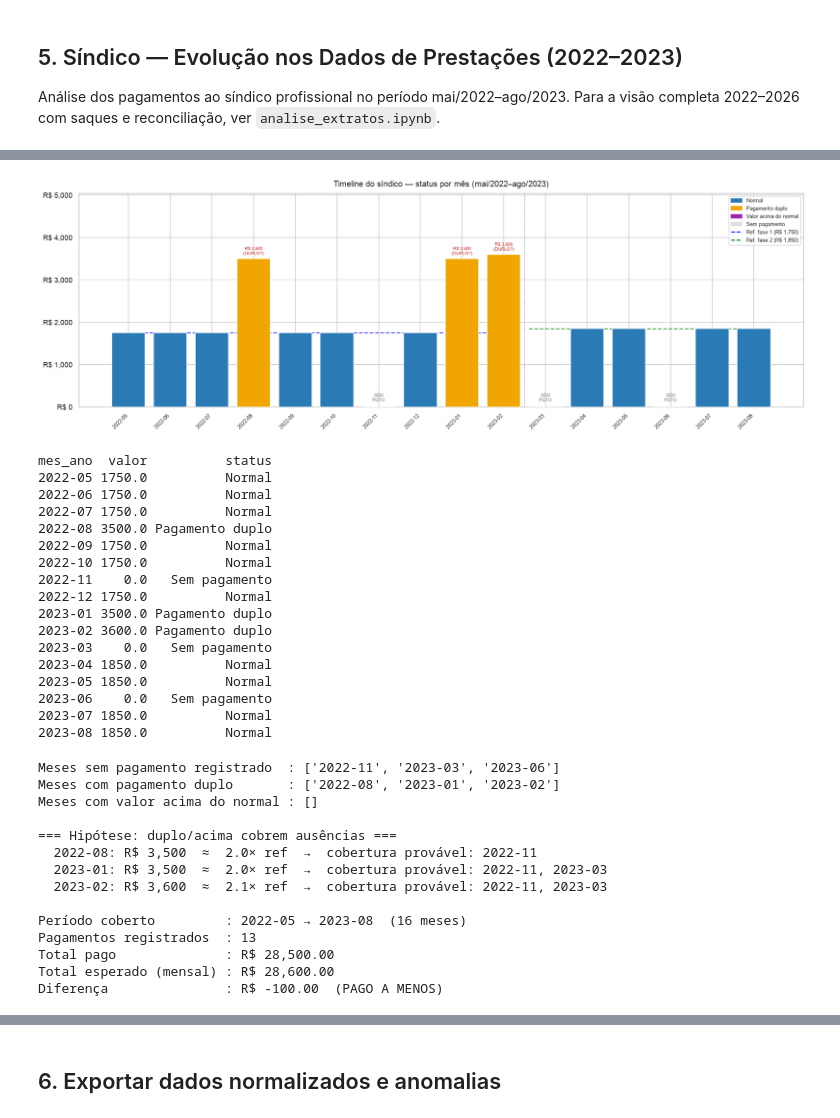
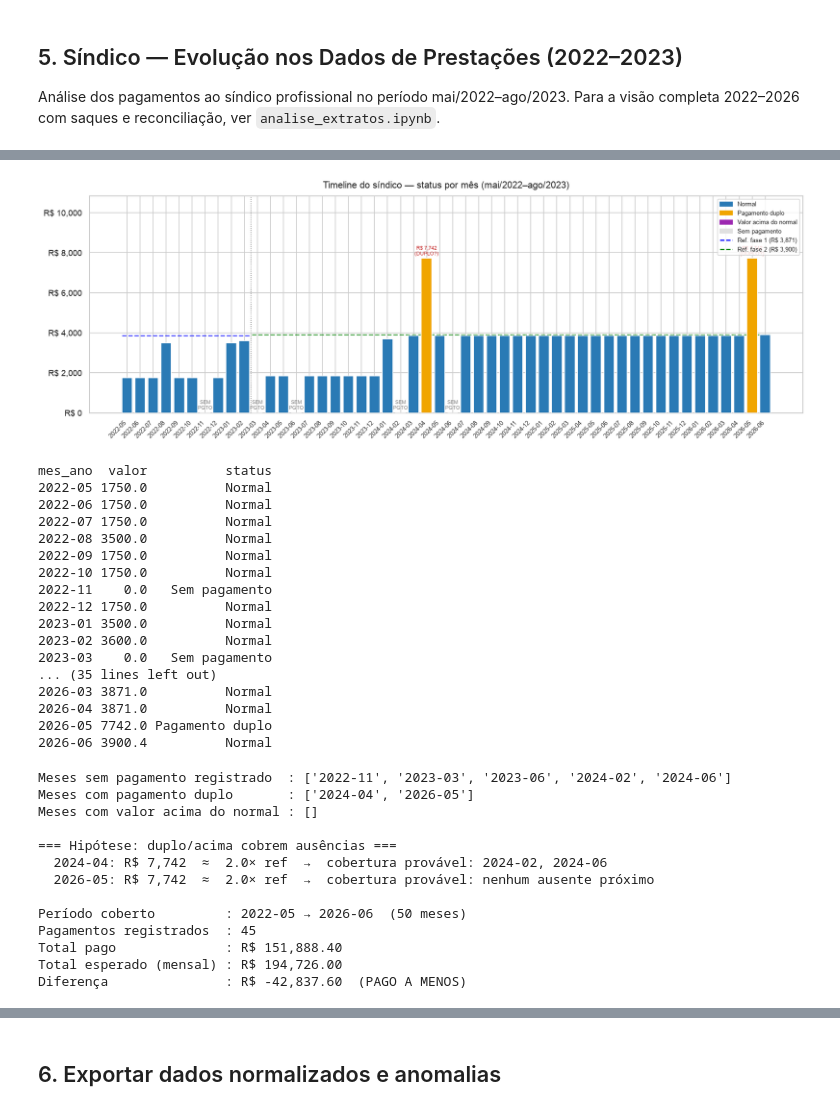
Before and after one commit to cgbas/anacondo, a Jupyter notebook: src/analise_prestacao_de_contas.ipynb, the cells around one changed output, grey strips where cells are left out. Saved outputs shown, nothing was run; the diff lists cells and outputs as text; code cells hidden in the pictures.

```diff
--- a/src/analise_prestacao_de_contas.ipynb
+++ b/src/analise_prestacao_de_contas.ipynb
@@ -402,17 +452,28 @@ Para a visão completa 2022–2026 com saques e reconciliação, ver `analise_ex
 # ═══════════════════════════════════════════════════════════════════════════
 # 5.1 Pagamentos ao síndico nas prestações (2022–2023)
 # ═══════════════════════════════════════════════════════════════════════════
+
 sind_prest = df_prest[
-    df_prest["evento"].str.upper().str.contains(r"SÍNDICO|SINDICO", na=False)
+    df_prest["evento"].str.upper().str.contains(r"SÍNDICO|SINDICO|FK\s+SOLUÇÕES|FORNEC.*ADMIN", na=False)
+    | (df_prest["evento"].str.contains(r"PG\.SÍNDICO|PG\.SINDICO", case=False, na=False))
 ].copy()
 
-sind_prest_m = sind_prest.groupby("mes_ano")["valor"].sum().reset_index()
+sind_prest_m = sind_prest.groupby("mes_ano")[["valor"]].sum().reset_index()
 
-print("=== Pagamentos ao síndico (2022-2023) ===")
-print(sind_prest[["mes_ano", "evento", "valor"]].to_string(index=False))
+print("=" * 80)
+print("PAGAMENTOS AO SÍNDICO (Prestações de Contas — 2022–2023)")
+print("=" * 80)
+print(f"\nTotal de pagamentos: {len(sind_prest)}")
+print(f"Período: {sind_prest['mes_ano'].min()} → {sind_prest['mes_ano'].max()}")
 print(f"\nMédia mensal : R$ {sind_prest['valor'].mean():,.2f}")
 print(f"Mínimo       : R$ {sind_prest['valor'].min():,.2f}")
 print(f"Máximo       : R$ {sind_prest['valor'].max():,.2f}")
-variacao = (sind_prest["valor"].iloc[-1] / sind_prest["valor"].iloc[0] - 1) * 100
-print(f"Variação no período: {variacao:+.1f}%")
+print(f"Total pago   : R$ {sind_prest['valor'].sum():,.2f}")
+
+if len(sind_prest) > 1:
+    variacao = (sind_prest["valor"].iloc[-1] / sind_prest["valor"].iloc[0] - 1) * 100
+    print(f"Variação (primeiro→último): {variacao:+.1f}%")
+
+print("\nDetalhamento por mês (totais mensais):")
+print(sind_prest_m.to_string(index=False))
 # %% [output]
@@ -491,12 +605,12 @@ mes_ano  valor   ipca  valor_real
 # %%
 # ═══════════════════════════════════════════════════════════════════════════
-# 5.3 Timeline do síndico — status por mês (normal / duplo / reajuste / ausente)
+# 5.3 Timeline do síndico — status por mês (mai/2022–ago/2023)
 # ═══════════════════════════════════════════════════════════════════════════
 from matplotlib.patches import Patch as MPatch
 
-# Período completo mai/2022–ago/2023
+# Período das prestações de contas: mai/2022-jun/2026
 todos_meses = (
-    pd.period_range(start="2022-05", end="2023-08", freq="M")
+    pd.period_range(start="2022-05", end="2026-06", freq="M")
     .strftime("%Y-%m").tolist()
 )
 sind_dict = dict(zip(sind_prest_m["mes_ano"], sind_prest_m["valor"]))
@@ -512,14 +626,14 @@ def ref_fase(vals, threshold=1.6):
     return float(simples.median()) if not simples.empty else float(med)
 
 
-vals_f1 = [sind_dict[m] for m in todos_meses if m < "2023-03" and m in sind_dict]
-vals_f2 = [sind_dict[m] for m in todos_meses if m >= "2023-03" and m in sind_dict]
+vals_f1 = [sind_dict[m] for m in todos_meses if m < "2026-06" and m in sind_dict]
+vals_f2 = [sind_dict[m] for m in todos_meses if m >= "2026-06" and m in sind_dict]
 REF1 = ref_fase(vals_f1)   # ~1 750
 REF2 = ref_fase(vals_f2)   # ~1 850
 
 
 def classificar_mes(mes, valor):
-    ref = REF2 if mes >= "2023-03" else REF1
+    ref = REF2 if mes >= "2026-06" else REF1
     if valor == 0:
         return "Sem pagamento"
     if valor >= ref * 1.75:
@@ -545,7 +659,7 @@ tl = pd.DataFrame([
 fase1_idx = tl.index[tl["mes_ano"] < "2023-03"].tolist()
 fase2_idx = tl.index[tl["mes_ano"] >= "2023-03"].tolist()
 
-fig, ax = plt.subplots(figsize=(16, 5.5))
+fig, ax = plt.subplots(figsize=(14, 5))
 
 for i, row in tl.iterrows():
     ax.bar(i, row["valor"] or 0, color=COR[row["status"]], zorder=3)
@@ -556,51 +670,51 @@ for i, row in tl.iterrows():
         ax.text(i, 100, "SEM\nPGTO", ha="center", fontsize=6.5, color="gray", va="bottom")
     elif row["status"] == "Valor acima do normal":
         ax.text(i, row["valor"] + 60, f"R$ {row['valor']:,.0f}",
                 ha="center", fontsize=6.5, color="#7b1fa2", va="bottom")
 
 if fase1_idx:
     ax.hlines(REF1, min(fase1_idx) - 0.4, max(fase1_idx) + 0.4,
               colors="blue", linestyles="--", linewidth=1.5, alpha=0.7)
 if fase2_idx:
     ax.hlines(REF2, min(fase2_idx) - 0.4, max(fase2_idx) + 0.4,
               colors="green", linestyles="--", linewidth=1.5, alpha=0.7)
 if fase1_idx and fase2_idx:
     ax.axvline(max(fase1_idx) + 0.5, color="gray", linestyle=":", linewidth=1)
 
 ax.set_xticks(range(len(tl)))
 ax.set_xticklabels(tl["mes_ano"], rotation=45, ha="right", fontsize=8)
 ax.yaxis.set_major_formatter(mticker.FuncFormatter(lambda v, _: f"R$ {v:,.0f}"))
 ax.set_title("Timeline do síndico — status por mês (mai/2022–ago/2023)", fontsize=12, pad=10)
 ax.set_ylim(0, tl["valor"].max() * 1.40)
 ax.legend(handles=[
     MPatch(color=c, label=l) for l, c in COR.items()
 ] + [
     plt.Line2D([0], [0], color="blue",  linestyle="--", label=f"Ref. fase 1 (R$ {REF1:,.0f})"),
     plt.Line2D([0], [0], color="green", linestyle="--", label=f"Ref. fase 2 (R$ {REF2:,.0f})"),
 ], fontsize=8, loc="upper right")
 plt.tight_layout()
 plt.show()
 
 print(tl[["mes_ano", "valor", "status"]].to_string(index=False))
 # %% [output]
-[figure, old version]
+[figure, new version]
 mes_ano  valor          status
 2022-05 1750.0          Normal
 2022-06 1750.0          Normal
 2022-07 1750.0          Normal
-2022-08 3500.0 Pagamento duplo
+2022-08 3500.0          Normal
 2022-09 1750.0          Normal
 2022-10 1750.0          Normal
 2022-11    0.0   Sem pagamento
 2022-12 1750.0          Normal
-2023-01 3500.0 Pagamento duplo
-2023-02 3600.0 Pagamento duplo
+2023-01 3500.0          Normal
+2023-02 3600.0          Normal
 2023-03    0.0   Sem pagamento
-2023-04 1850.0          Normal
-2023-05 1850.0          Normal
-2023-06    0.0   Sem pagamento
-2023-07 1850.0          Normal
-2023-08 1850.0          Normal
+... (35 lines left out)
+2026-03 3871.0          Normal
+2026-04 3871.0          Normal
+2026-05 7742.0 Pagamento duplo
+2026-06 3900.4          Normal
 # %%
 # ═══════════════════════════════════════════════════════════════════════════
 # 5.4 Hipótese: os pagamentos duplos cobrem os meses ausentes?
@@ -618,7 +732,7 @@ print()
 print("=== Hipótese: duplo/acima cobrem ausências ===")
 for m_ano in meses_duplos + meses_acima_ref:
     v = sind_dict[m_ano]
-    ref = REF2 if m_ano >= "2023-03" else REF1
+    ref = REF2 if m_ano >= "2026-06" else REF1
     ausentes_prox = [
         ma for ma in meses_ausentes
         if abs(int(m_ano.replace("-", "")) - int(ma.replace("-", ""))) <= 101
@@ -649,19 +763,18 @@ print(f"Total esperado (mensal) : R$ {esperado:,.2f}")
 diff = total_pago - esperado
 print(f"Diferença               : R$ {diff:+,.2f}  ({'PAGO A MAIS' if diff > 0 else 'PAGO A MENOS' if diff < 0 else 'igual'})")
 # %% [output]
-Meses sem pagamento registrado  : ['2022-11', '2023-03', '2023-06']
-Meses com pagamento duplo       : ['2022-08', '2023-01', '2023-02']
+Meses sem pagamento registrado  : ['2022-11', '2023-03', '2023-06', '2024-02', '2024-06']
+Meses com pagamento duplo       : ['2024-04', '2026-05']
 Meses com valor acima do normal : []
 
 === Hipótese: duplo/acima cobrem ausências ===
-  2022-08: R$ 3,500  ≈  2.0× ref  →  cobertura provável: 2022-11
-  2023-01: R$ 3,500  ≈  2.0× ref  →  cobertura provável: 2022-11, 2023-03
-  2023-02: R$ 3,600  ≈  2.1× ref  →  cobertura provável: 2022-11, 2023-03
+  2024-04: R$ 7,742  ≈  2.0× ref  →  cobertura provável: 2024-02, 2024-06
+  2026-05: R$ 7,742  ≈  2.0× ref  →  cobertura provável: nenhum ausente próximo
 
-Período coberto         : 2022-05 → 2023-08  (16 meses)
-Pagamentos registrados  : 13
-Total pago              : R$ 28,500.00
-Total esperado (mensal) : R$ 28,600.00
-Diferença               : R$ -100.00  (PAGO A MENOS)
+Período coberto         : 2022-05 → 2026-06  (50 meses)
+Pagamentos registrados  : 45
+Total pago              : R$ 151,888.40
+Total esperado (mensal) : R$ 194,726.00
+Diferença               : R$ -42,837.60  (PAGO A MENOS)
 # %%
 # ═══════════════════════════════════════════════════════════════════════════
```
Also changed, not shown: parts of 21 cells of this notebook, 8 other files.
